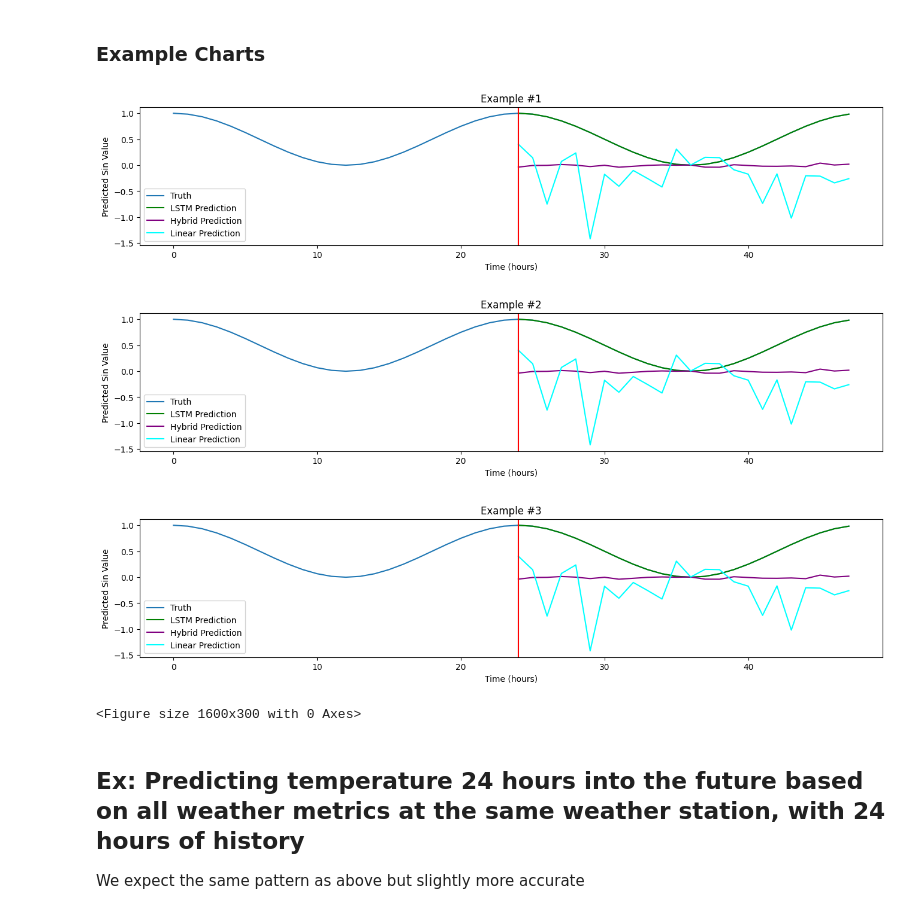
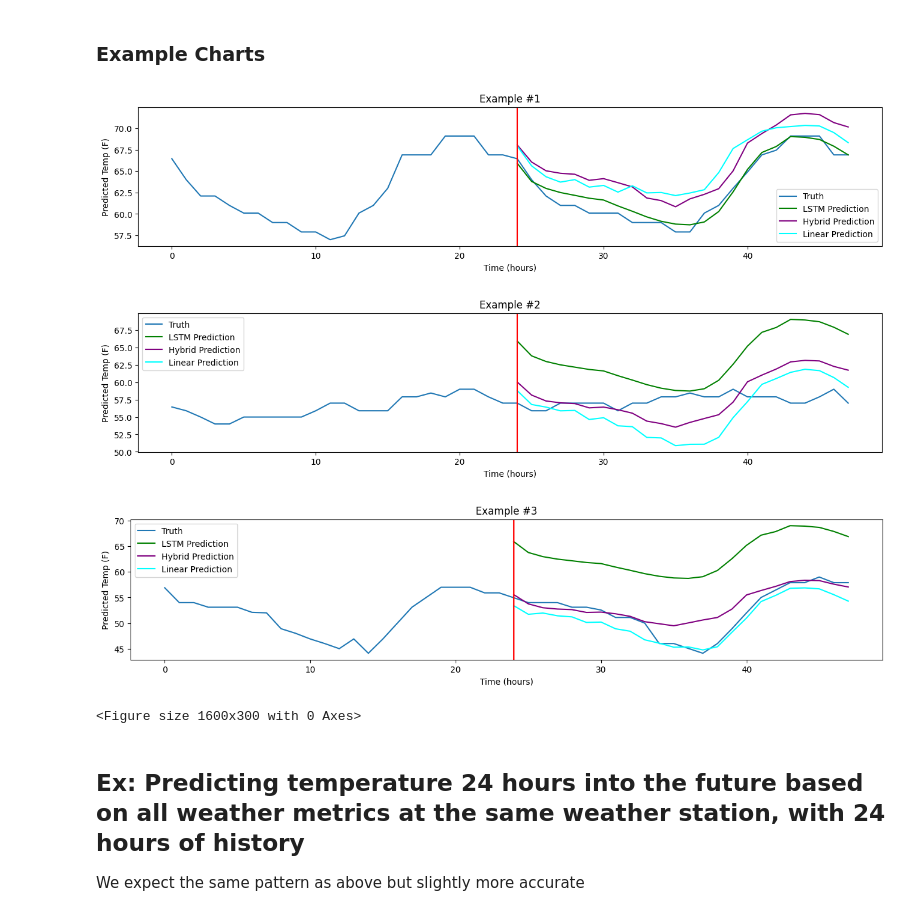
Before and after one commit to davidspector67/weather_predictor, a Jupyter notebook: project_lstm.ipynb, the cells around one changed output. Drawn from its saved outputs; the diff is of its cells as text; code cells hidden in the pictures.

```diff
--- a/project_lstm.ipynb
+++ b/project_lstm.ipynb
@@ -984,12 +986,12 @@ MSE of test data: 0.02535470947623253
 # %% [markdown]
 ### Example Charts
-# %%
-level_1.plot_predictions("Predicted Sin Value")
-# %% [output]
-[figure, removed]
-[figure, removed]
-[figure, removed]
-<Figure size 1600x300 with 0 Axes>
+# %%
+level_3.plot_predictions("Predicted Temp (F)")
+# %% [output]
+[figure, added]
+[figure, added]
+[figure, added]
+<Figure size 1600x300 with 0 Axes>
 # %% [markdown]
 ## Ex: Predicting temperature 24 hours into the future based on all weather metrics at the same weather station, with 24 hours of history
 We expect the same pattern as above but slightly more accurate
```
Also changed, not shown: parts of 5 cells of this notebook.
